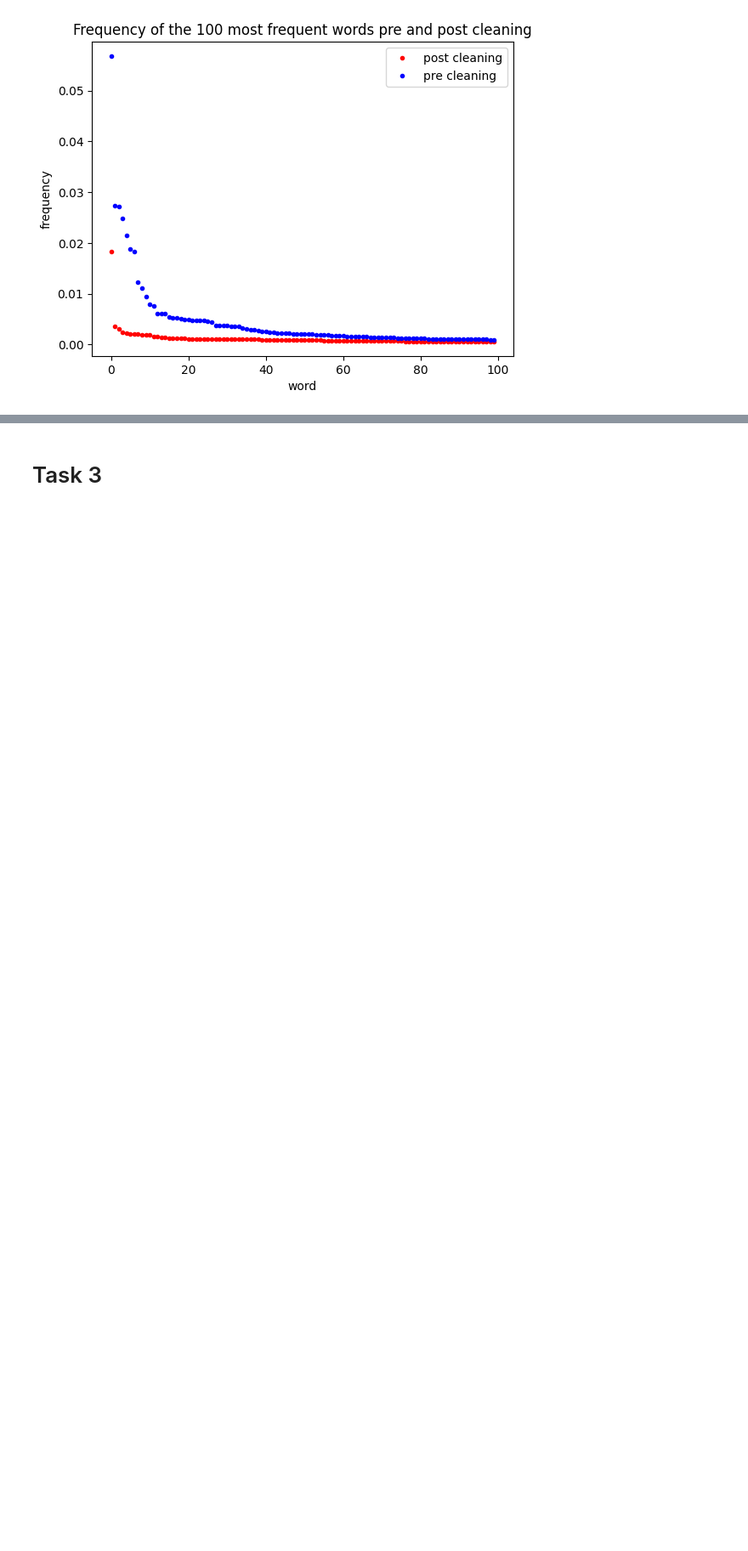
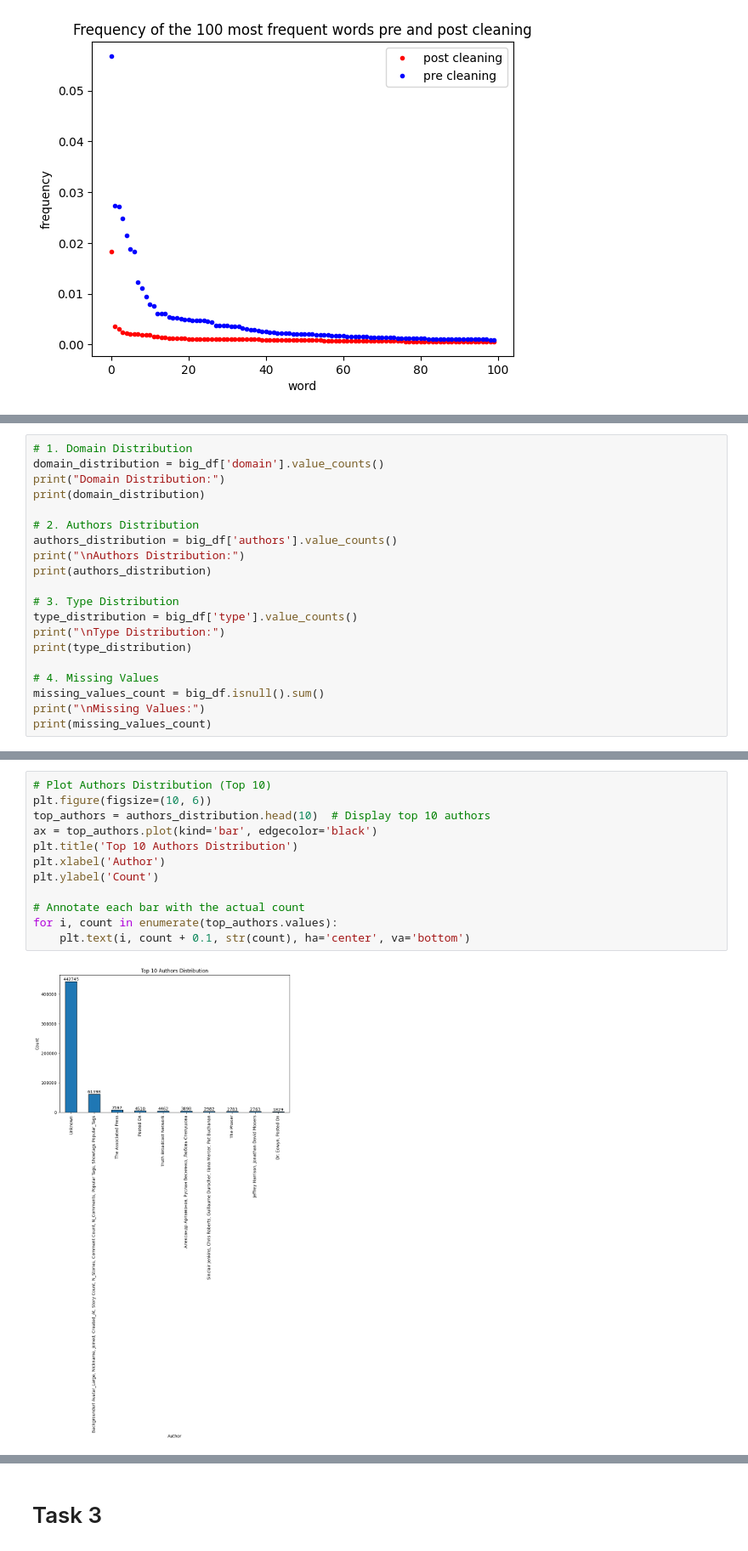
Before and after one commit to SofusEriksen/Fake_News_Project, a Jupyter notebook: Final project.ipynb, the cells around one changed output, grey strips where cells are left out. Shown at 85% size. Cells and saved outputs as stored; diff of their text form; blank space fills up the shorter version.

```diff
--- a/Final project.ipynb
+++ b/Final project.ipynb
@@ -265,0 +317,20 @@ df_table
+# %%
+# 1. Domain Distribution
+domain_distribution = big_df['domain'].value_counts()
+print("Domain Distribution:")
+print(domain_distribution)
+
+# 2. Authors Distribution
+authors_distribution = big_df['authors'].value_counts()
+print("\nAuthors Distribution:")
+print(authors_distribution)
+
+# 3. Type Distribution
+type_distribution = big_df['type'].value_counts()
+print("\nType Distribution:")
+print(type_distribution)
+
+# 4. Missing Values
+missing_values_count = big_df.isnull().sum()
+print("\nMissing Values:")
+print(missing_values_count)
@@ -265,0 +357,14 @@ df_table
+# %%
+# Plot Authors Distribution (Top 10)
+plt.figure(figsize=(10, 6))
+top_authors = authors_distribution.head(10)  # Display top 10 authors
+ax = top_authors.plot(kind='bar', edgecolor='black')
+plt.title('Top 10 Authors Distribution')
+plt.xlabel('Author')
+plt.ylabel('Count')
+
+# Annotate each bar with the actual count
+for i, count in enumerate(top_authors.values):
+    plt.text(i, count + 0.1, str(count), ha='center', va='bottom')
+# %% [output]
+[figure, added]
```
Also changed, not shown: parts of 15 cells of this notebook.
